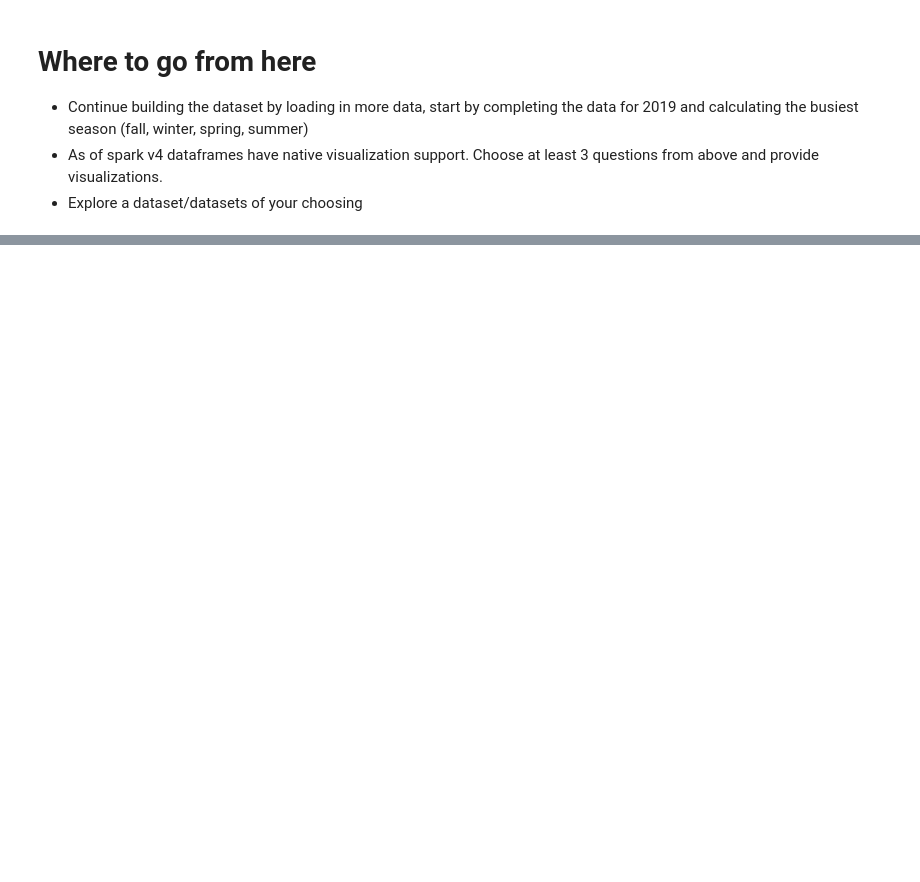
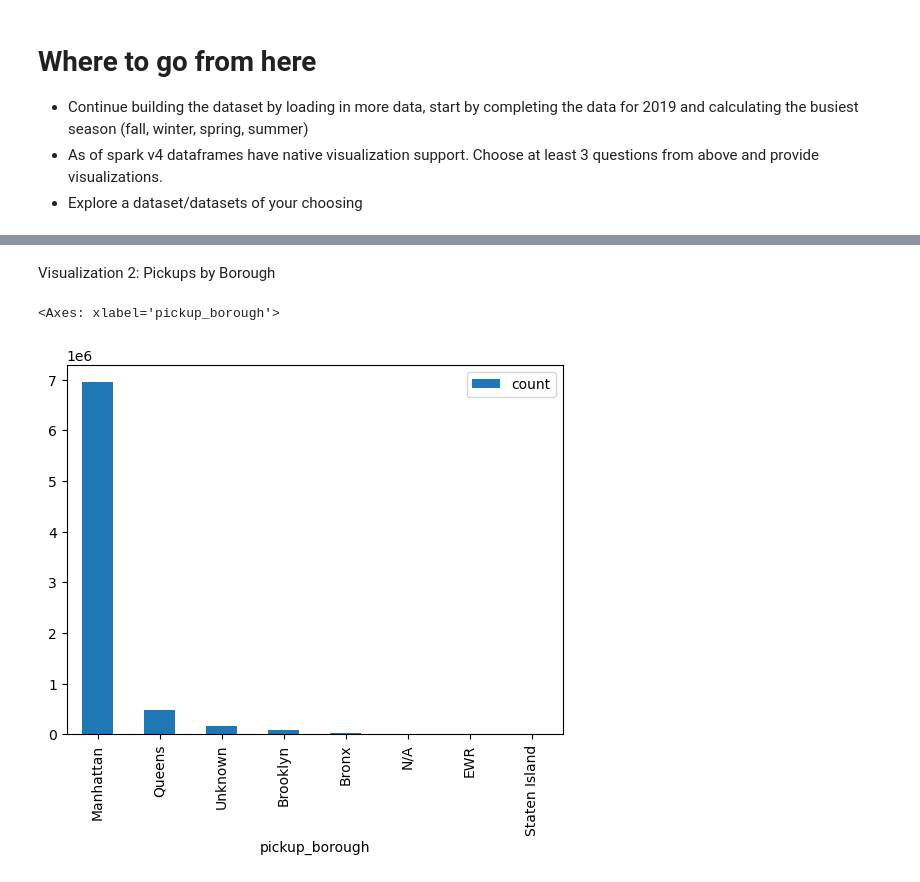
Before and after one commit to Jeromsan/Big-data-processing-TD, a Jupyter notebook: TP3/lab_sparksql_and_dataframes.ipynb, the cells around one changed output, grey strips where cells are left out. Saved outputs shown, nothing was run; the diff lists cells and outputs as text; code cells hidden in the pictures; blank space fills up the shorter version.

```diff
--- a/TP3/lab_sparksql_and_dataframes.ipynb
+++ b/TP3/lab_sparksql_and_dataframes.ipynb
@@ -78,3 +287,17 @@ This section can be completed either using pyspark commands or sql commands ( Th
 - what is the average trip fare by borough?
 - highest/lowest faire amounts for a trip, what burough is associated with the each
 - load the dataset from the most recently available january, is there a change to any of the average metrics.
+# %%
+import requests
+from pyspark.sql import functions as F
+
+lookup_url = "https://d37ci6vzurychx.cloudfront.net/misc/taxi+_zone_lookup.csv"
+response = requests.get(lookup_url)
+
+lookup_file = "taxi_zone_lookup.csv"
+if response.status_code == 200:
+    with open(lookup_file, "wb") as f:
+        f.write(response.content)
+
+df_zones = spark.read.option("header", "true").csv(lookup_file)
+df_zones.show(5)
@@ -80,0 +317,16 @@ This section can be completed either using pyspark commands or sql commands ( Th
+# %%
+df_joined = df_trips.join(
+    df_zones.withColumnRenamed("Borough", "pickup_borough")
+            .withColumnRenamed("Zone", "pickup_zone")
+            .withColumnRenamed("service_zone", "pickup_service_zone"),
+    df_trips.PULocationID == df_zones.LocationID,
+    "left"
+).drop("LocationID")
+
+df_joined = df_joined.join(
+    df_zones.withColumnRenamed("Borough", "dropoff_borough")
+            .withColumnRenamed("Zone", "dropoff_zone")
+            .withColumnRenamed("service_zone", "dropoff_service_zone"),
+    df_joined.DOLocationID == df_zones.LocationID,
+    "left"
+).drop("LocationID")
@@ -90,0 +686,8 @@ This section can be completed either using pyspark commands or sql commands ( Th
+# %% [markdown]
+Visualization 2: Pickups by Borough
+# %%
+borough_df = df_joined.filter(F.col("pickup_borough").isNotNull()).groupBy("pickup_borough").count().orderBy(F.col("count").desc())
+borough_df.toPandas().plot(kind="bar", x="pickup_borough", y="count")
+# %% [output]
+<Axes: xlabel='pickup_borough'>
+[figure, added]
```
Also changed, not shown: parts of 51 cells of this notebook.
